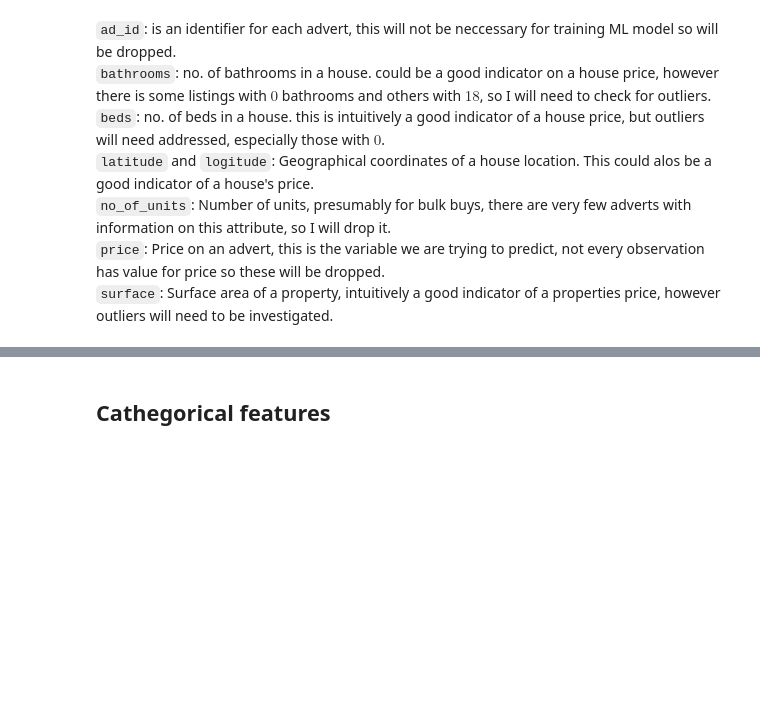
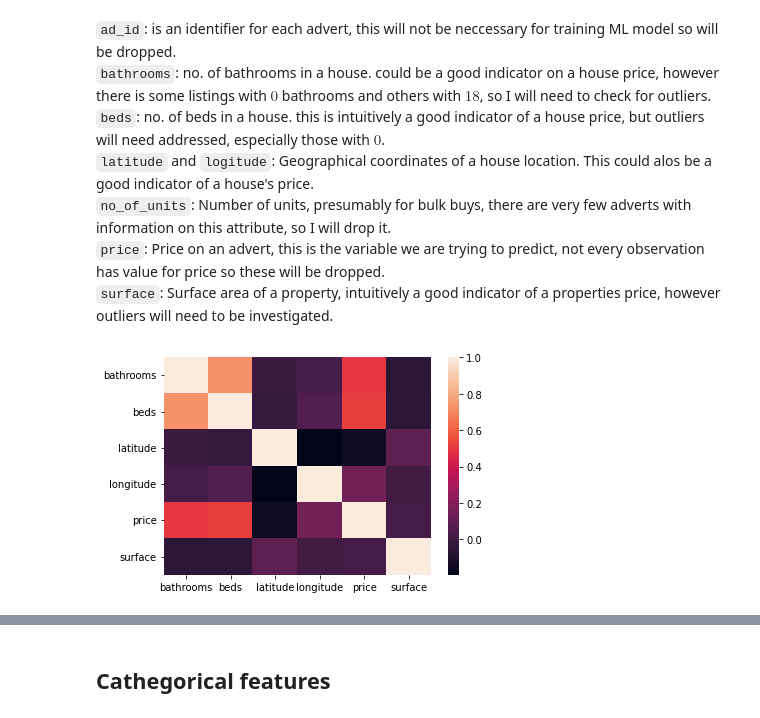
Before and after one commit to barrytl/ET5003_SEM1_2021-2, a Jupyter notebook: Week-3/ET5003_Etivity2_BarryLawton_20197772.ipynb, the cells around one changed output, grey strips where cells are left out. Saved outputs shown, nothing was run; the diff lists cells and outputs as text; code cells hidden in the pictures; blank space fills up the shorter version.

```diff
--- a/Week-3/ET5003_Etivity2_BarryLawton_20197772.ipynb
+++ b/Week-3/ET5003_Etivity2_BarryLawton_20197772.ipynb
@@ -249,3 +244,8 @@ df_train.describe()
 remove_cols = ['ad_id','no_of_units']
 df_train.drop(remove_cols, axis=1, inplace = True)
 df_test.drop(remove_cols, axis = 1, inplace = True)
+# %%
+sns.heatmap(df_train.corr())
+plt.show()
+# %% [output]
+[figure, added]
```
Also changed, not shown: parts of 13 cells of this notebook.
